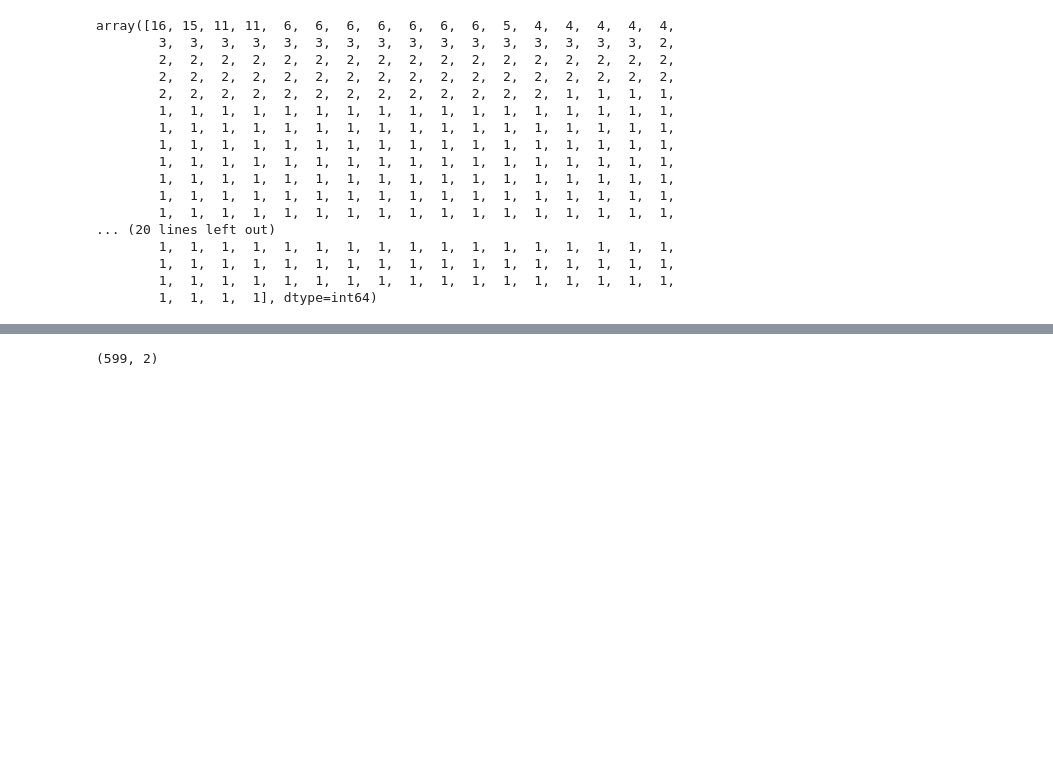
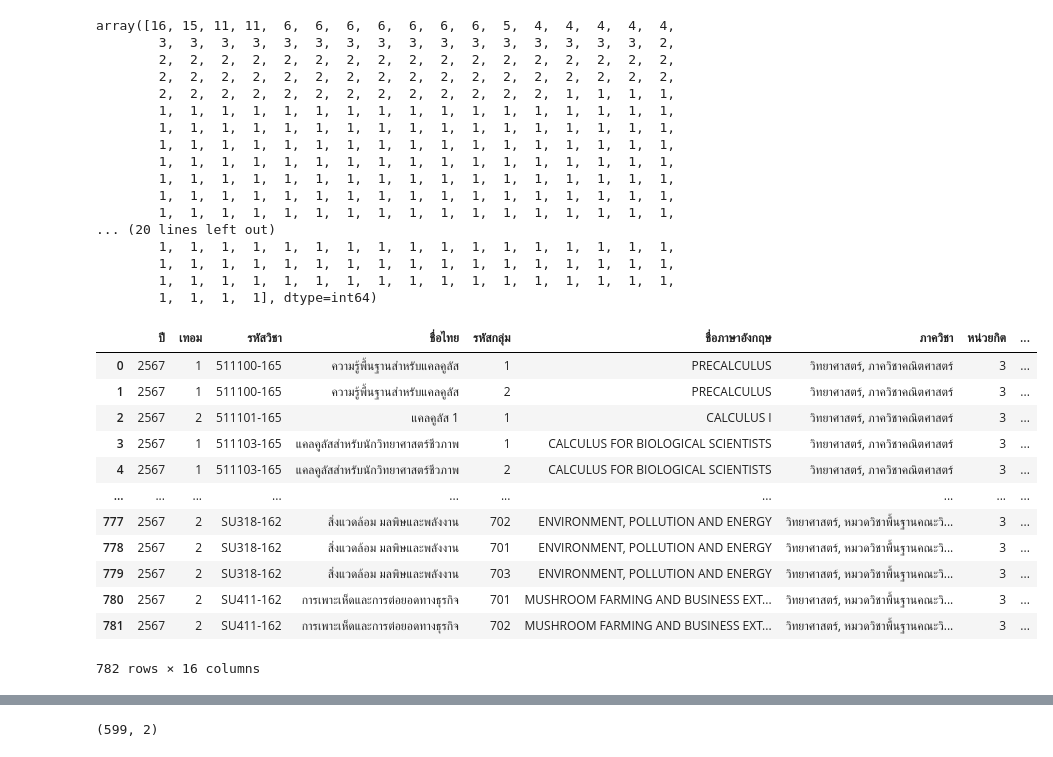
Before and after one commit to PuddingPotato/LLMs-SU, a Jupyter notebook: preprocess/transform_data.ipynb, the cells around one changed output, grey strips where cells are left out. Cells and saved outputs as stored; diff of their text form; code cells hidden in the pictures; blank space fills up the shorter version.

```diff
--- a/preprocess/transform_data.ipynb
+++ b/preprocess/transform_data.ipynb
@@ -85,6 +93,25 @@ data['รายละเอียดวัน-เวลา-ห้องเรี
 data['เงื่อนไขรายวิชา'] = data['เงื่อนไขรายวิชา'].apply(
     lambda x: ast.literal_eval(x)
 )
+# %%
+data['หน่วยกิต'] = data['หน่วยกิต'].apply(
+    lambda x: x.split('(')[0]
+)
+data
+# %% [output]
+|  | ปี | เทอม | รหัสวิชา | ชื่อไทย | รหัสกลุ่ม | ชื่อภาษาอังกฤษ | ภาควิชา | หน่วยกิต | ... |
+| 0 | 2567 | 1 | 511100-165 | ความรู้พื้นฐานสำหรับแคลคูลัส | 1 | PRECALCULUS | วิทยาศาสตร์, ภาควิชาคณิตศาสตร์ | 3 | ... |
+| 1 | 2567 | 1 | 511100-165 | ความรู้พื้นฐานสำหรับแคลคูลัส | 2 | PRECALCULUS | วิทยาศาสตร์, ภาควิชาคณิตศาสตร์ | 3 | ... |
+| 2 | 2567 | 2 | 511101-165 | แคลคูลัส 1 | 1 | CALCULUS I | วิทยาศาสตร์, ภาควิชาคณิตศาสตร์ | 3 | ... |
+| 3 | 2567 | 1 | 511103-165 | แคลคูลัสสำหรับนักวิทยาศาสตร์ชีวภาพ | 1 | CALCULUS FOR BIOLOGICAL SCIENTISTS | วิทยาศาสตร์, ภาควิชาคณิตศาสตร์ | 3 | ... |
+| 4 | 2567 | 1 | 511103-165 | แคลคูลัสสำหรับนักวิทยาศาสตร์ชีวภาพ | 2 | CALCULUS FOR BIOLOGICAL SCIENTISTS | วิทยาศาสตร์, ภาควิชาคณิตศาสตร์ | 3 | ... |
+| ... | ... | ... | ... | ... | ... | ... | ... | ... | ... |
+| 777 | 2567 | 2 | SU318-162 | สิ่งแวดล้อม มลพิษและพลังงาน | 702 | ENVIRONMENT, POLLUTION AND ENERGY | วิทยาศาสตร์, หมวดวิชาพื้นฐานคณะวิ... | 3 | ... |
+| 778 | 2567 | 2 | SU318-162 | สิ่งแวดล้อม มลพิษและพลังงาน | 701 | ENVIRONMENT, POLLUTION AND ENERGY | วิทยาศาสตร์, หมวดวิชาพื้นฐานคณะวิ... | 3 | ... |
+| 779 | 2567 | 2 | SU318-162 | สิ่งแวดล้อม มลพิษและพลังงาน | 703 | ENVIRONMENT, POLLUTION AND ENERGY | วิทยาศาสตร์, หมวดวิชาพื้นฐานคณะวิ... | 3 | ... |
+| 780 | 2567 | 2 | SU411-162 | การเพาะเห็ดและการต่อยอดทางธุรกิจ | 701 | MUSHROOM FARMING AND BUSINESS EXT... | วิทยาศาสตร์, หมวดวิชาพื้นฐานคณะวิ... | 3 | ... |
+| 781 | 2567 | 2 | SU411-162 | การเพาะเห็ดและการต่อยอดทางธุรกิจ | 702 | MUSHROOM FARMING AND BUSINESS EXT... | วิทยาศาสตร์, หมวดวิชาพื้นฐานคณะวิ... | 3 | ... |
+782 rows × 16 columns
 # %%
 data['สอบกลางภาค'] = data['สอบกลางภาค'].fillna("ไม่ได้ระบุวันสอบกลางภาค")
 data['สอบปลายภาค'] = data['สอบปลายภาค'].fillna("ไม่ได้ระบุวันสอบปลายภาค")
```
Also changed, not shown: parts of 5 cells of this notebook, 8 other files.
